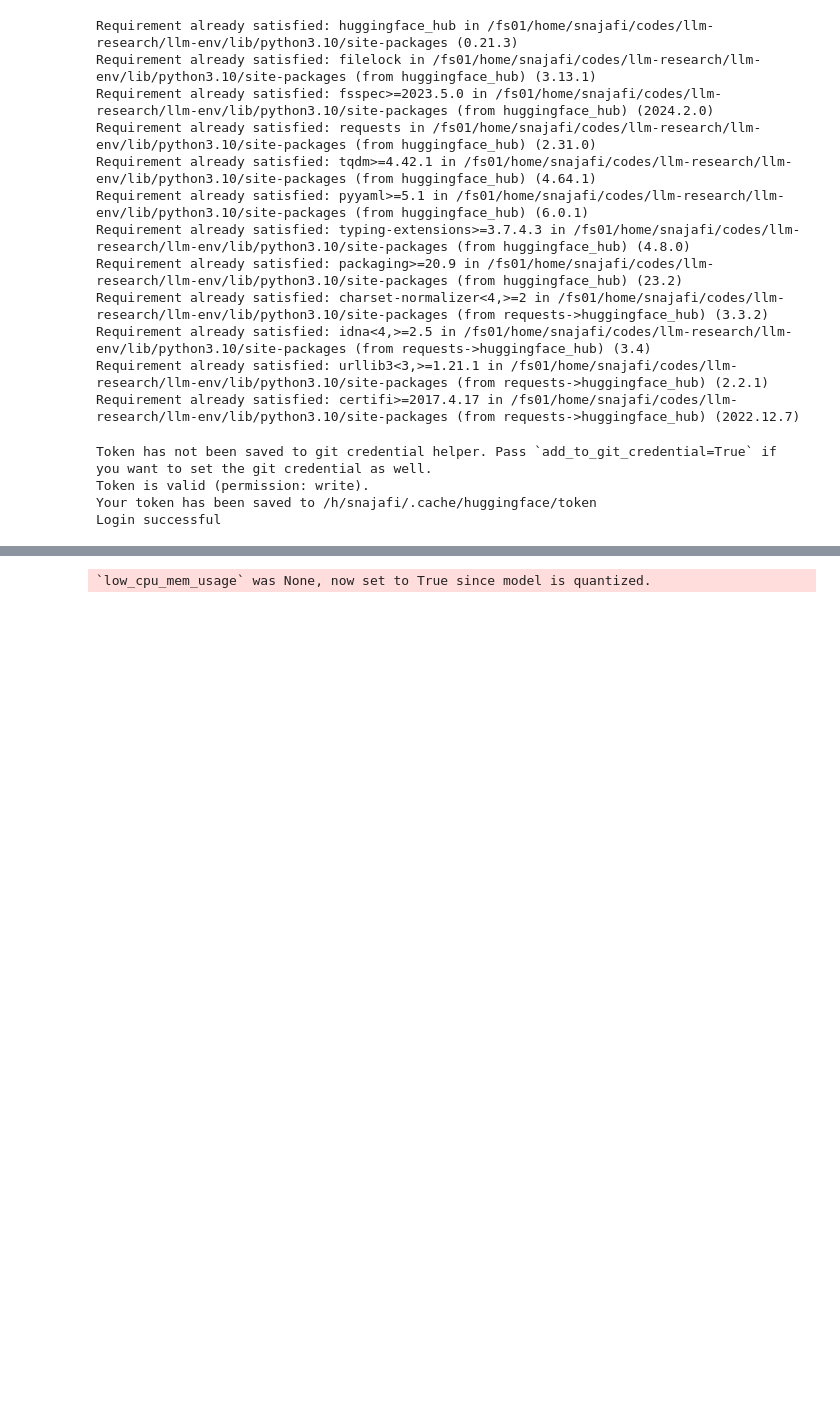
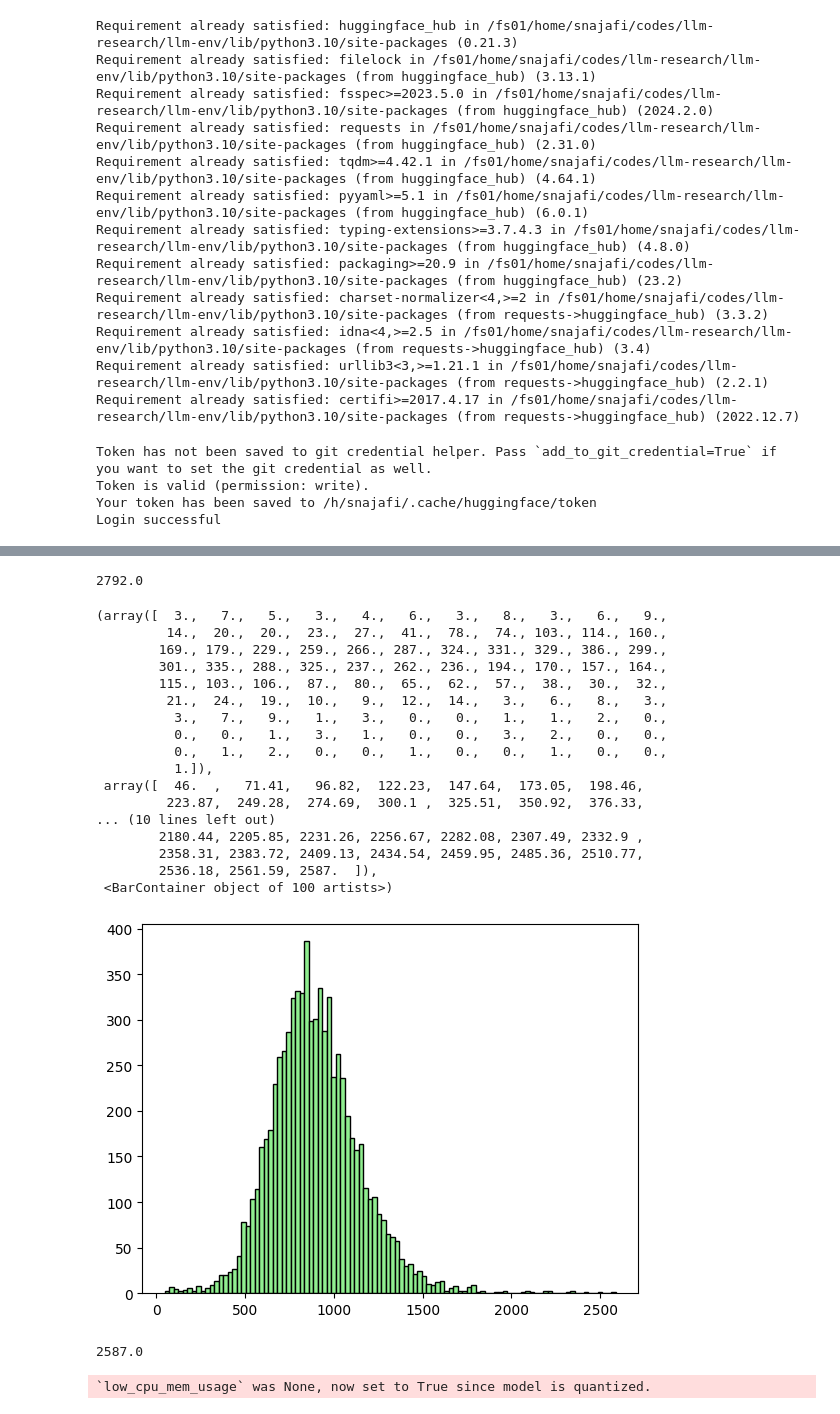
Before and after one commit to SaeedNajafi/llm-research, a Jupyter notebook: notebooks/qa_llama2_examples.ipynb, the cells around one changed output, grey strips where cells are left out. Cells and saved outputs as stored; diff of their text form; code cells hidden in the pictures; blank space fills up the shorter version.

```diff
--- a/notebooks/qa_llama2_examples.ipynb
+++ b/notebooks/qa_llama2_examples.ipynb
@@ -373,3 +420,34 @@ class Llama2QA(BaseLM):
+# %%
+print(max(train_lengths))
+# %% [output]
+2792.0
+# %%
+import matplotlib.pyplot as plt
+
+plt.hist(dev_lengths, color='lightgreen', ec='black', bins=100)
+# %% [output]
+(array([  3.,   7.,   5.,   3.,   4.,   6.,   3.,   8.,   3.,   6.,   9.,
+         14.,  20.,  20.,  23.,  27.,  41.,  78.,  74., 103., 114., 160.,
+        169., 179., 229., 259., 266., 287., 324., 331., 329., 386., 299.,
+        301., 335., 288., 325., 237., 262., 236., 194., 170., 157., 164.,
+        115., 103., 106.,  87.,  80.,  65.,  62.,  57.,  38.,  30.,  32.,
+         21.,  24.,  19.,  10.,   9.,  12.,  14.,   3.,   6.,   8.,   3.,
+          3.,   7.,   9.,   1.,   3.,   0.,   0.,   1.,   1.,   2.,   0.,
+          0.,   0.,   1.,   3.,   1.,   0.,   0.,   3.,   2.,   0.,   0.,
+          0.,   1.,   2.,   0.,   0.,   1.,   0.,   0.,   1.,   0.,   0.,
+          1.]),
+ array([  46.  ,   71.41,   96.82,  122.23,  147.64,  173.05,  198.46,
+         223.87,  249.28,  274.69,  300.1 ,  325.51,  350.92,  376.33,
+... (10 lines left out)
+        2180.44, 2205.85, 2231.26, 2256.67, 2282.08, 2307.49, 2332.9 ,
+        2358.31, 2383.72, 2409.13, 2434.54, 2459.95, 2485.36, 2510.77,
+        2536.18, 2561.59, 2587.  ]),
+ <BarContainer object of 100 artists>)
+[figure, added]
+# %%
+print(max(dev_lengths))
+# %% [output]
+2587.0
 # %%
 def read_gen_fewshot_file(file_path: str) -> Tuple[List[str], List[str]]:
     """Load the fewshot files for QA task."""
```
Also changed, not shown: parts of 5 cells of this notebook, 3 other files.
